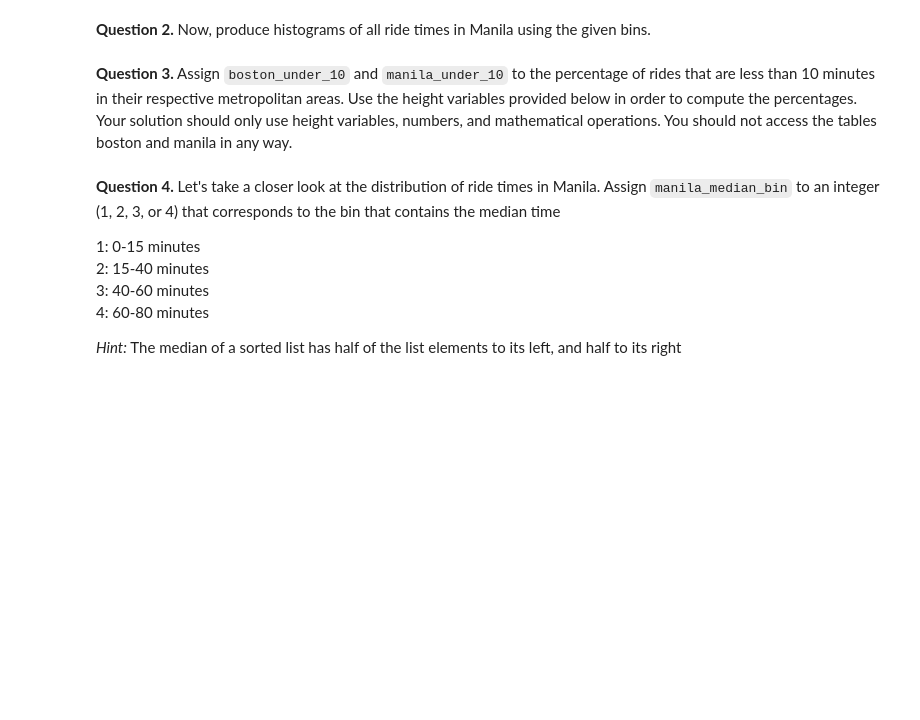
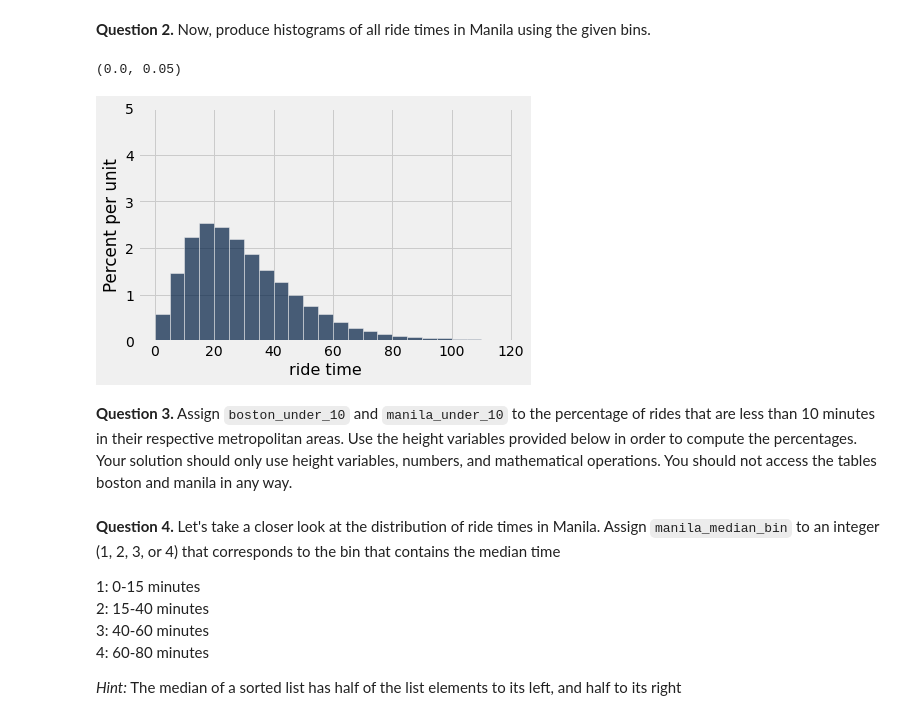
Before and after one commit to AUP-CS2065/hw, a Jupyter notebook: hw03/hw03.ipynb, the cells around one changed output. Cells and saved outputs as stored; diff of their text form; code cells hidden in the pictures; blank space fills up the shorter version.

```diff
--- a/hw03/hw03.ipynb
+++ b/hw03/hw03.ipynb
@@ -378,7 +380,10 @@ name: q4_2
 manual: true
 -->
 # %%
-...
+manila.hist("ride time", bins=equal_bins)
 
 # Don't delete the following line!
 plots.ylim(0, 0.05)
+# %% [output]
+(0.0, 0.05)
+[figure, added]
```
Also changed, not shown: parts of 2 cells of this notebook, 26 other files.
